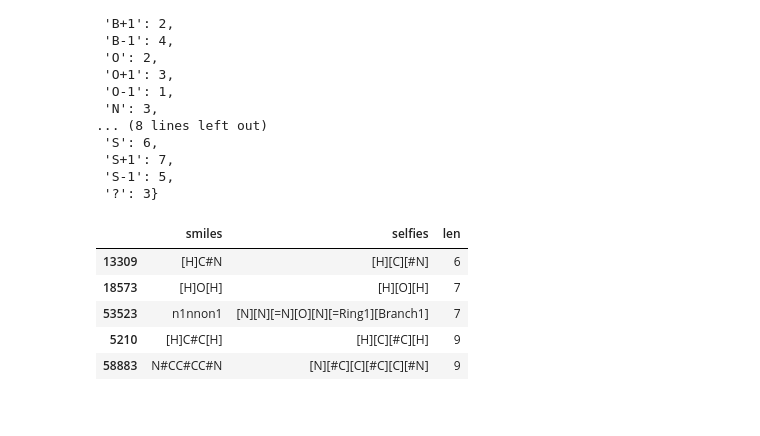
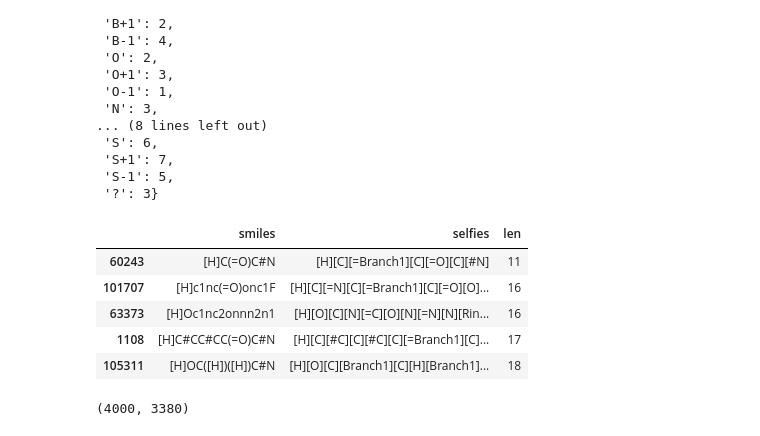
Before and after one commit to poloarol/small-molecules, a Jupyter notebook: generative-flow-qm9.ipynb, the cells around one changed output. Saved outputs shown, nothing was run; the diff lists cells and outputs as text; code cells hidden in the pictures.

```diff
--- a/generative-flow-qm9.ipynb
+++ b/generative-flow-qm9.ipynb
@@ -59,6 +54,8 @@ df.head()
 | 2 | [H]C1=C([H])[C@]2([H])[N@H+]3C([H... |
 | 3 | [H]C(=O)C([H])([H])[C@]1([H])[N@H... |
 | 4 | [H]OC([H])([H])C1([C@@]2([H])C([H... |
+# %%
+data = df[["smiles"]].sample(5000, random_state=42)
 # %%
 sf.set_semantic_constraints() # reset constraints
 constraints = sf.get_semantic_constraints()
@@ -87,21 +84,21 @@ constraints
 # %%
 def process_smiles(smiles):
     return sf.encoder(smiles)
 
 def keys_int(symbol_to_int):
     d = {}
     for i, key in enumerate(symbol_to_int.keys()):
         d[i] = key
     return d
 
-df["selfies"] = df["smiles"].apply(process_smiles)
+data["selfies"] = data["smiles"].apply(process_smiles)
 
-df["len"] = df["smiles"].apply(lambda x: len(x))
-df.sort_values(by="len").head()
+data["len"] = data["smiles"].apply(lambda x: len(x))
+data.sort_values(by="len").head()
 # %% [output]
 |  | smiles | selfies | len |
-| 13309 | [H]C#N | [H][C][#N] | 6 |
-| 18573 | [H]O[H] | [H][O][H] | 7 |
-| 53523 | n1nnon1 | [N][N][=N][O][N][=Ring1][Branch1] | 7 |
-| 5210 | [H]C#C[H] | [H][C][#C][H] | 9 |
-| 58883 | N#CC#CC#N | [N][#C][C][#C][C][#N] | 9 |
+| 60243 | [H]C(=O)C#N | [H][C][=Branch1][C][=O][C][#N] | 11 |
+| 101707 | [H]c1nc(=O)onc1F | [H][C][=N][C][=Branch1][C][=O][O]... | 16 |
+| 63373 | [H]Oc1nc2onnn2n1 | [H][O][C][N][=C][O][N][=N][N][Rin... | 16 |
+| 1108 | [H]C#CC#CC(=O)C#N | [H][C][#C][C][#C][C][=Branch1][C]... | 17 |
+| 105311 | [H]OC([H])([H])C#N | [H][O][C][Branch1][C][H][Branch1]... | 18 |
@@ -107,0 +121,10 @@ df.sort_values(by="len").head()
+# %%
+ds = NumpyDataset(dequantized_data)
+splitter = RandomSplitter()
+train, val, test = splitter.train_valid_test_split(dataset=ds, seed=42)
+train_idx, val_idx, test_idx = splitter.split(dataset=ds, seed=42)
+
+dim = len(train.X[0])
+train.X.shape
+# %% [output]
+(4000, 3380)
```
Also changed, not shown: parts of 20 cells of this notebook, 1 other file.
